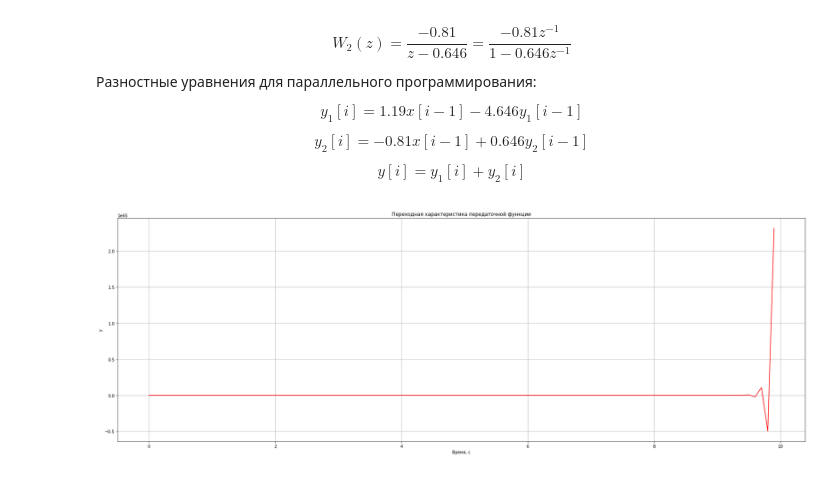
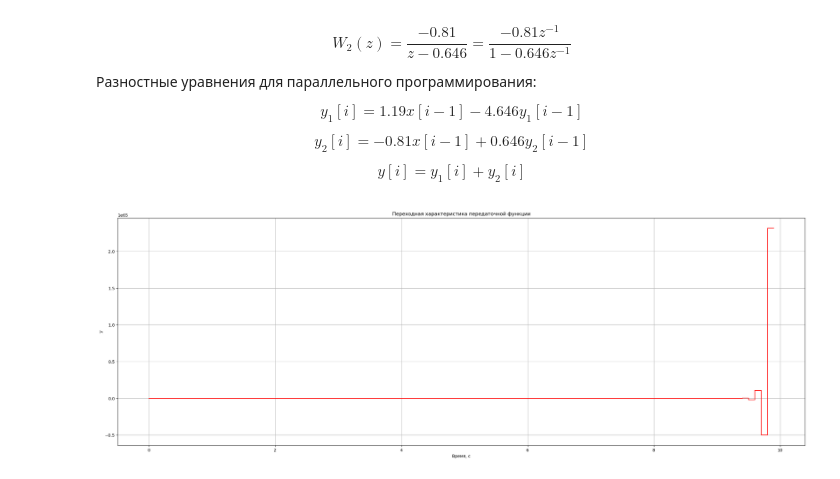
Before and after one commit to RuslanUsmanov/discrete-transfer-function-programming, a Jupyter notebook: parallel_programming.ipynb, the cells around one changed output. Saved outputs shown, nothing was run; the diff lists cells and outputs as text; code cells hidden in the pictures.

```diff
--- a/parallel_programming.ipynb
+++ b/parallel_programming.ipynb
@@ -44,12 +44,12 @@ for i in range(1,len(time)):
     y[i] = y_1[i] + y_2[i]
 # %%
 # рисуем график
-plt.plot(time,y,'r')
+plt.step(time,y,'r')
 plt.title('Переходная характеристика передаточной функции')
 plt.xlabel('Время, с')
 plt.ylabel('y')
 plt.rcParams["figure.figsize"] = (30,10)
 plt.grid()
 plt.show()
 # %% [output]
-[figure, old version]
+[figure, new version]
```
Also changed, not shown: 2 other files.
